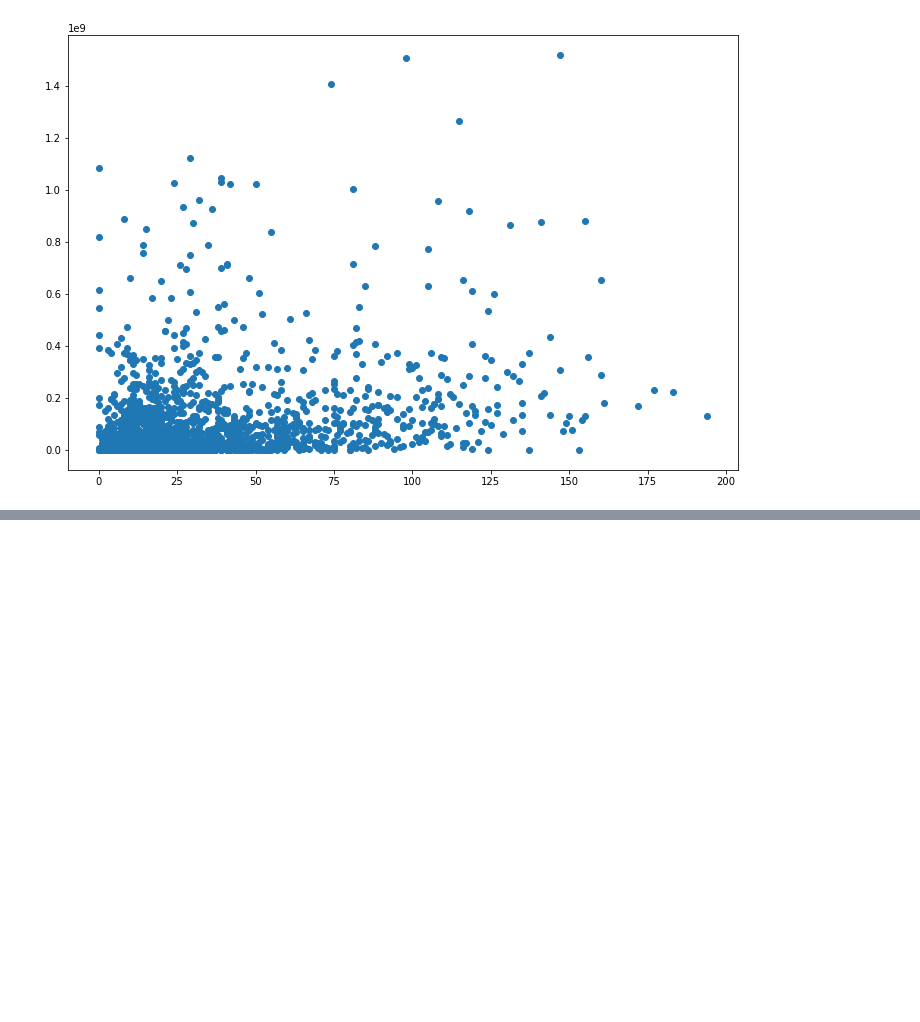
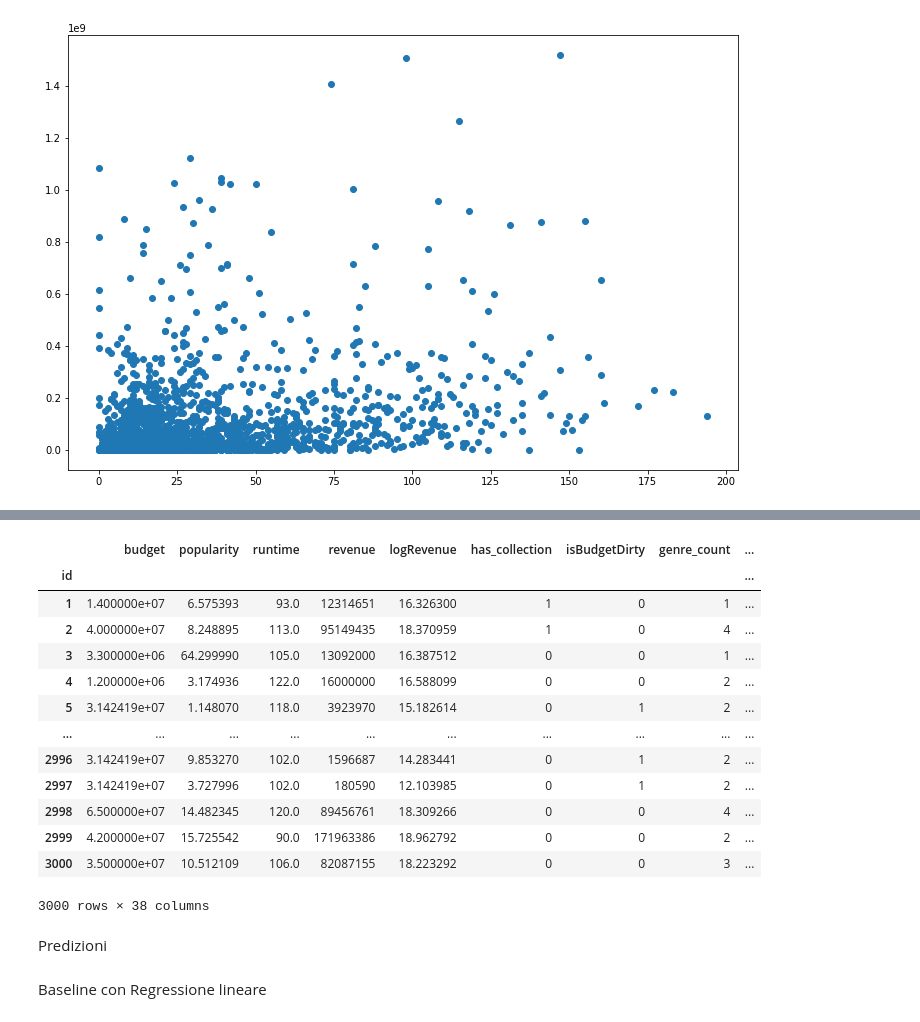
Before and after one commit to giacomobais/Data-WebMining, a Jupyter notebook: Progetto.ipynb, the cells around one changed output, grey strips where cells are left out. Drawn from its saved outputs; the diff is of its cells as text; code cells hidden in the pictures; blank space fills up the shorter version.

```diff
--- a/Progetto.ipynb
+++ b/Progetto.ipynb
@@ -71,3 +79,7 @@ sns.displot(np.log(train.revenue))
 <seaborn.axisgrid.FacetGrid at 0x...>
 [figure]
 [figure]
+# %%
+for i, e in enumerate(train['revenue']):
+    if(e == 1):
+        print(i, e)
@@ -896,0 +929,21 @@ plt.show()
+# %%
+train
+# %% [output]
+|  | budget | popularity | runtime | revenue | logRevenue | has_collection | isBudgetDirty | genre_count | ... |
+| id |  |  |  |  |  |  |  |  | ... |
+| 1 | 1.400000e+07 | 6.575393 | 93.0 | 12314651 | 16.326300 | 1 | 0 | 1 | ... |
+| 2 | 4.000000e+07 | 8.248895 | 113.0 | 95149435 | 18.370959 | 1 | 0 | 4 | ... |
+| 3 | 3.300000e+06 | 64.299990 | 105.0 | 13092000 | 16.387512 | 0 | 0 | 1 | ... |
+| 4 | 1.200000e+06 | 3.174936 | 122.0 | 16000000 | 16.588099 | 0 | 0 | 2 | ... |
+| 5 | 3.142419e+07 | 1.148070 | 118.0 | 3923970 | 15.182614 | 0 | 1 | 2 | ... |
+| ... | ... | ... | ... | ... | ... | ... | ... | ... | ... |
+| 2996 | 3.142419e+07 | 9.853270 | 102.0 | 1596687 | 14.283441 | 0 | 1 | 2 | ... |
+| 2997 | 3.142419e+07 | 3.727996 | 102.0 | 180590 | 12.103985 | 0 | 1 | 2 | ... |
+| 2998 | 6.500000e+07 | 14.482345 | 120.0 | 89456761 | 18.309266 | 0 | 0 | 4 | ... |
+| 2999 | 4.200000e+07 | 15.725542 | 90.0 | 171963386 | 18.962792 | 0 | 0 | 2 | ... |
+| 3000 | 3.500000e+07 | 10.512109 | 106.0 | 82087155 | 18.223292 | 0 | 0 | 3 | ... |
+3000 rows × 38 columns
+# %% [markdown]
+Predizioni
+# %% [markdown]
+Baseline con Regressione lineare
```
Also changed, not shown: parts of 13 cells of this notebook.
